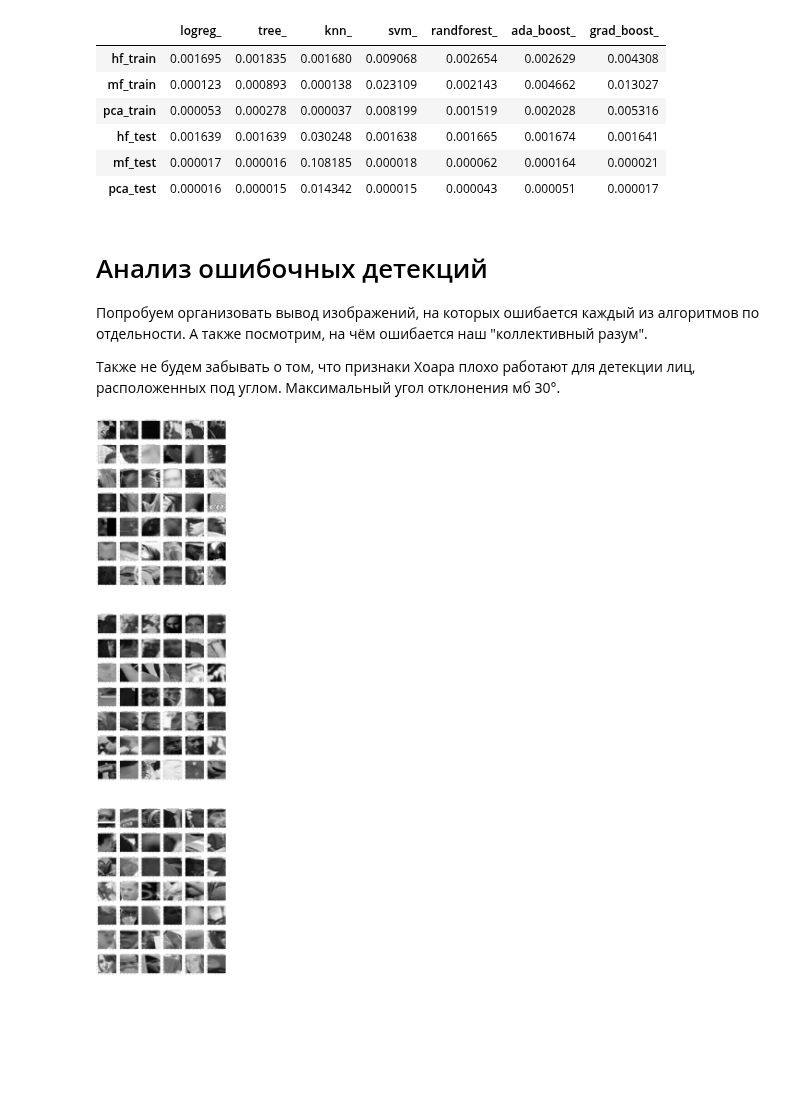
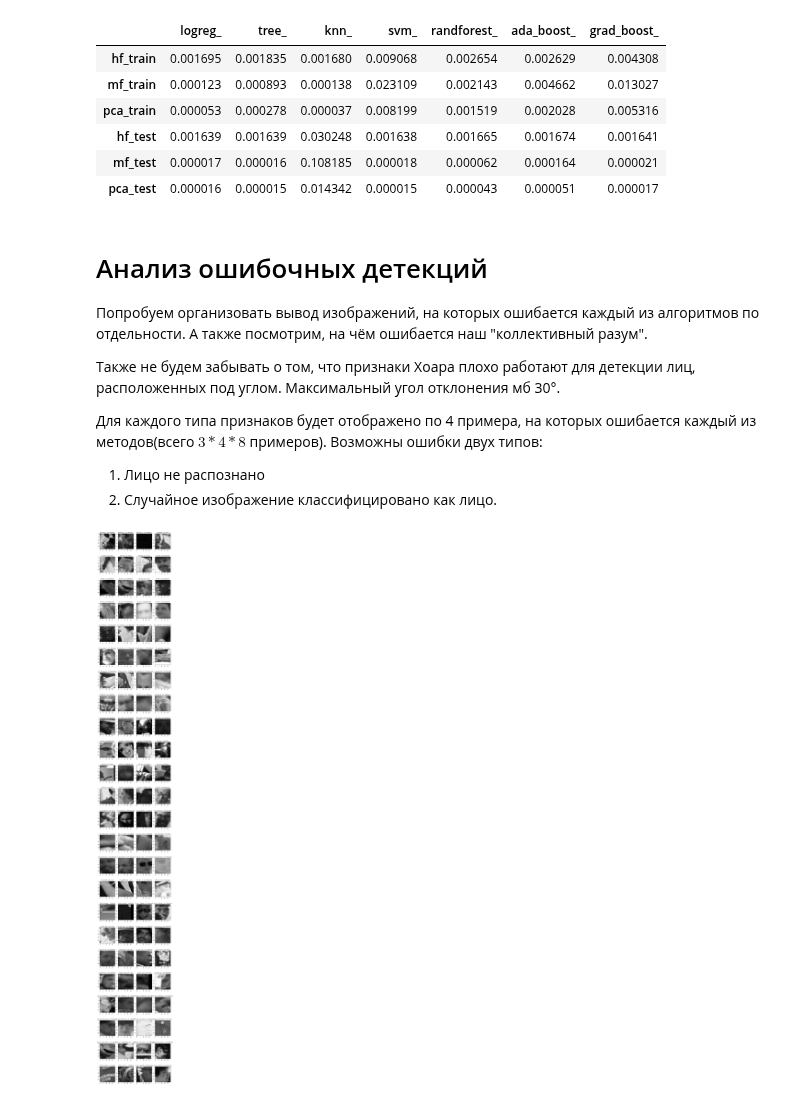
Before and after one commit to Kat-ies/Coursework, a Jupyter notebook: ML_methods_face_classification.ipynb, the cells around one changed output. Saved outputs shown, nothing was run; the diff lists cells and outputs as text; code cells hidden in the pictures; blank space fills up the shorter version.

Commit message:
deleted some images

```diff
--- a/ML_methods_face_classification.ipynb
+++ b/ML_methods_face_classification.ipynb
@@ -229,41 +227,48 @@ time_df[:]
 Попробуем организовать вывод изображений, на которых ошибается каждый из алгоритмов по отдельности. А также посмотрим, на чём ошибается наш "коллективный разум".
 
 Также не будем забывать о том, что признаки Хоара плохо работают для детекции лиц, расположенных под углом. Максимальный угол отклонения мб 30°.
+
+Для каждого типа признаков будет отображено по 4 примера, на которых ошибается каждый из методов(всего $3 * 4 * 8$ примеров). Возможны ошибки двух типов:
+
+
+1.   Лицо не распознано
+2.   Случайное изображение классифицировано как лицо.
 # %%
-fig = plt.figure(figsize=(30, 140))
-COLUMNS = 6
+fig = plt.figure(figsize=(10, 80))
+COLUMNS = 4
 ROWS = 24
 
 # ax enables access to manipulate each of subplots
 ax = []
+plt.rcParams.update({'font.size': 7.5})
 np.random.seed(RANDOM_SEED)
-indexes = np.arange(1,144 ,48)
+indexes = np.arange(1,96 ,32)
 
 def plotting(dataframe, feature_type, index):
 
     for i in range(len(col_list)):
         for j in range(COLUMNS):
             rand_num = np.random.randint(0, len(dataframe))
 
             while dataframe.iloc[rand_num][col_list[i]] == dataframe.iloc[rand_num]['y_test']:
                 rand_num = np.random.randint(0, len(dataframe))
 
             image = x_test[rand_num].img
             ax.append(fig.add_subplot(ROWS, COLUMNS, index))
             index += 1
 
             if dataframe.iloc[rand_num]['y_test'] == 0:
                 ax[-1].set_title(feature_type + '; ' + col_list[i] + '; not a face')
             else:
                 ax[-1].set_title(feature_type + '; ' + col_list[i] + '; isn\'t detected ')
 
             plt.imshow(image, cmap='gray', vmin=0, vmax=255)
 
 plotting(haars_df,'hf',indexes[0])
 plotting(matrix_df,'mf',indexes[1])
 plotting(matrix_pca_df,'mf_pca',indexes[2])
 
 
 plt.show()  # finally, render the plot
 # %% [output]
-[figure, old version]
+[figure, new version]
```
Also changed, not shown: parts of 4 cells of this notebook.
